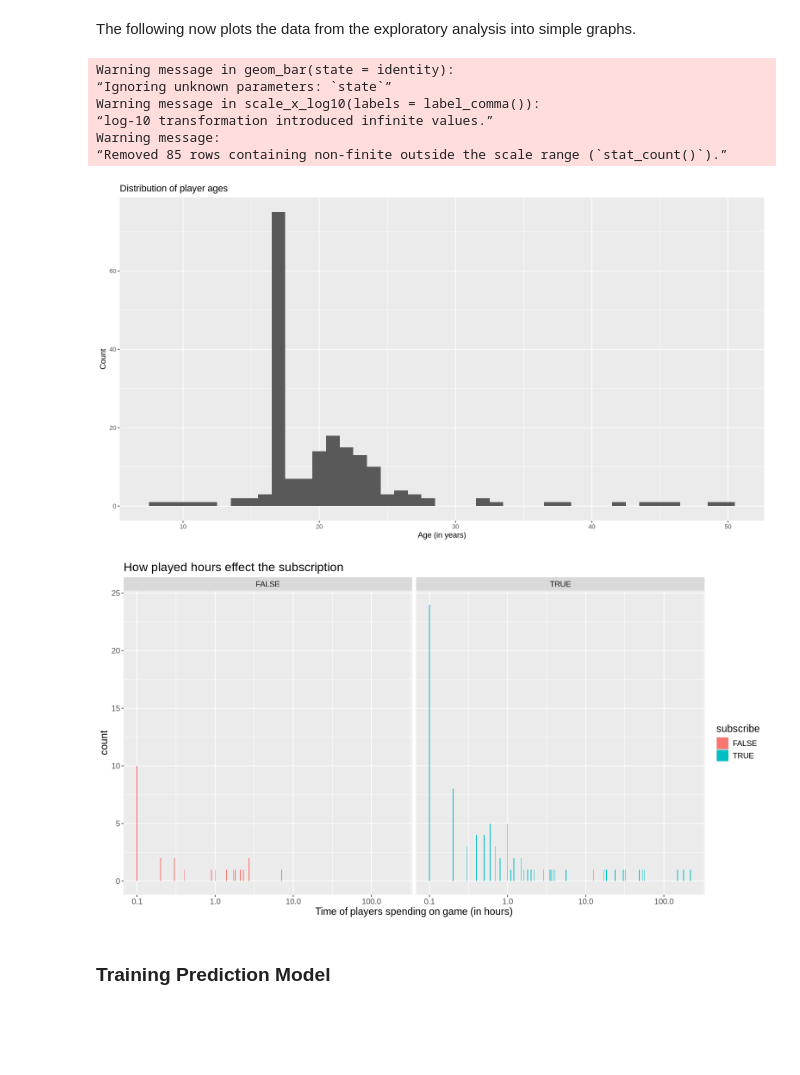
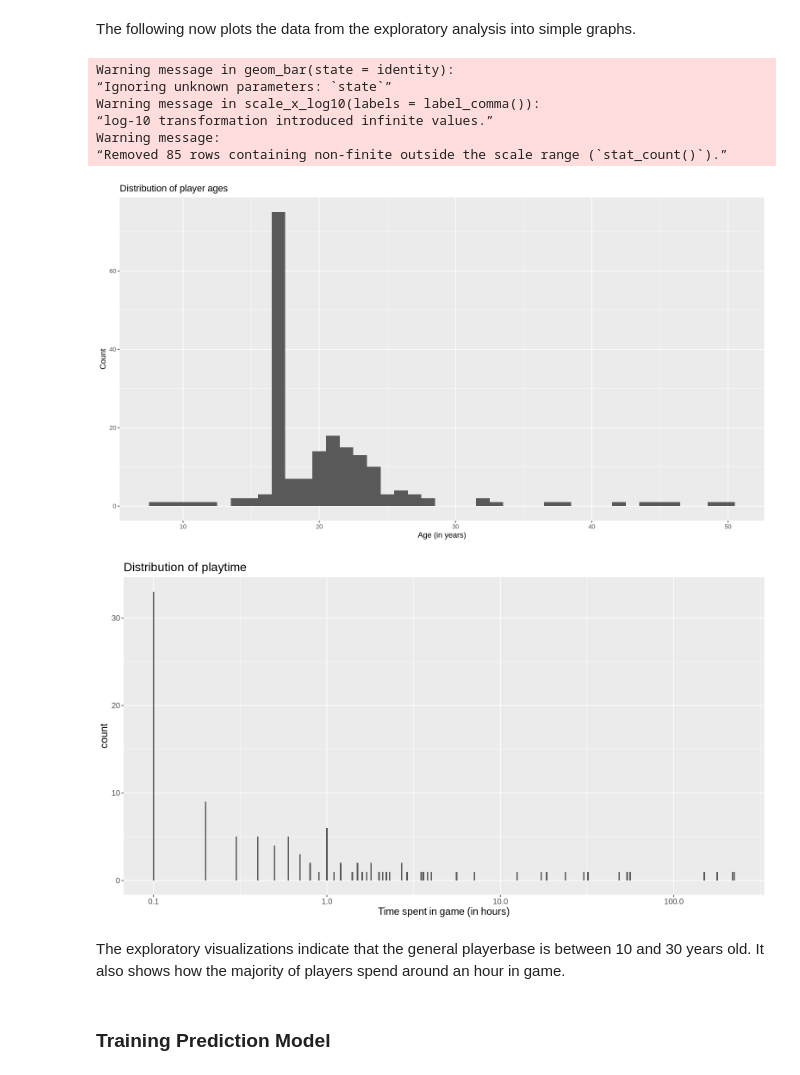
Before and after one commit to Vivian-Bi/ds_final_project, a Jupyter notebook: Final Group Project.ipynb, the cells around one changed output. Drawn from its saved outputs; the diff is of its cells as text; code cells hidden in the pictures; blank space fills up the shorter version.

```diff
--- a/Final Group Project.ipynb
+++ b/Final Group Project.ipynb
@@ -201,30 +204,32 @@ The summery statistics now provides an idea of how the data looks prior to analy
 # %% [markdown]
 The following now plots the data from the exploratory analysis into simple graphs.
 # %%
+options(repr.plot.width = 13, repr.plot.height = 7)
+
 age_plot <- player_data |>
     ggplot(aes(x = Age)) +
     geom_histogram(binwidth = 1) +
     labs(y = "Count", x = "Age (in years)", title = "Distribution of player ages")
 age_plot
 
-options(repr.plot.width = 13, repr.plot.height = 7)
-hours_plot <- ggplot(players, aes(x=played_hours, fill=subscribe))+
-                   geom_bar(state = identity) +
-                   labs(x = "Time of players spending on game (in hours)") +
-                   facet_grid(cols = vars(subscribe)) +
-                   ggtitle("How played hours effect the subscription") +
-                   theme(text = element_text(size = 14)) +
-                   scale_x_log10(labels = label_comma())
+hours_plot <- player_data |>
+    ggplot(aes(x=played_hours))+
+    geom_bar(state = identity) +
+    labs(x = "Time spent in game (in hours)", title = "Distribution of playtime") +
+    theme(text = element_text(size = 14)) +
+    scale_x_log10(labels = label_comma())
 hours_plot
 # %% [output]
 Warning message in geom_bar(state = identity):
 “Ignoring unknown parameters: `state`”
 Warning message in scale_x_log10(labels = label_comma()):
 “log-10 transformation introduced infinite values.”
 Warning message:
 “Removed 85 rows containing non-finite outside the scale range (`stat_count()`).”
 [figure]
-[figure, old version]
+[figure, new version]
+# %% [markdown]
+The exploratory visualizations indicate that the general playerbase is between 10 and 30 years old. It also shows how the majority of players spend around an hour in game.
 # %% [markdown]
 ### Training Prediction Model
 # %% [markdown]
```
Also changed, not shown: parts of 5 cells of this notebook.
